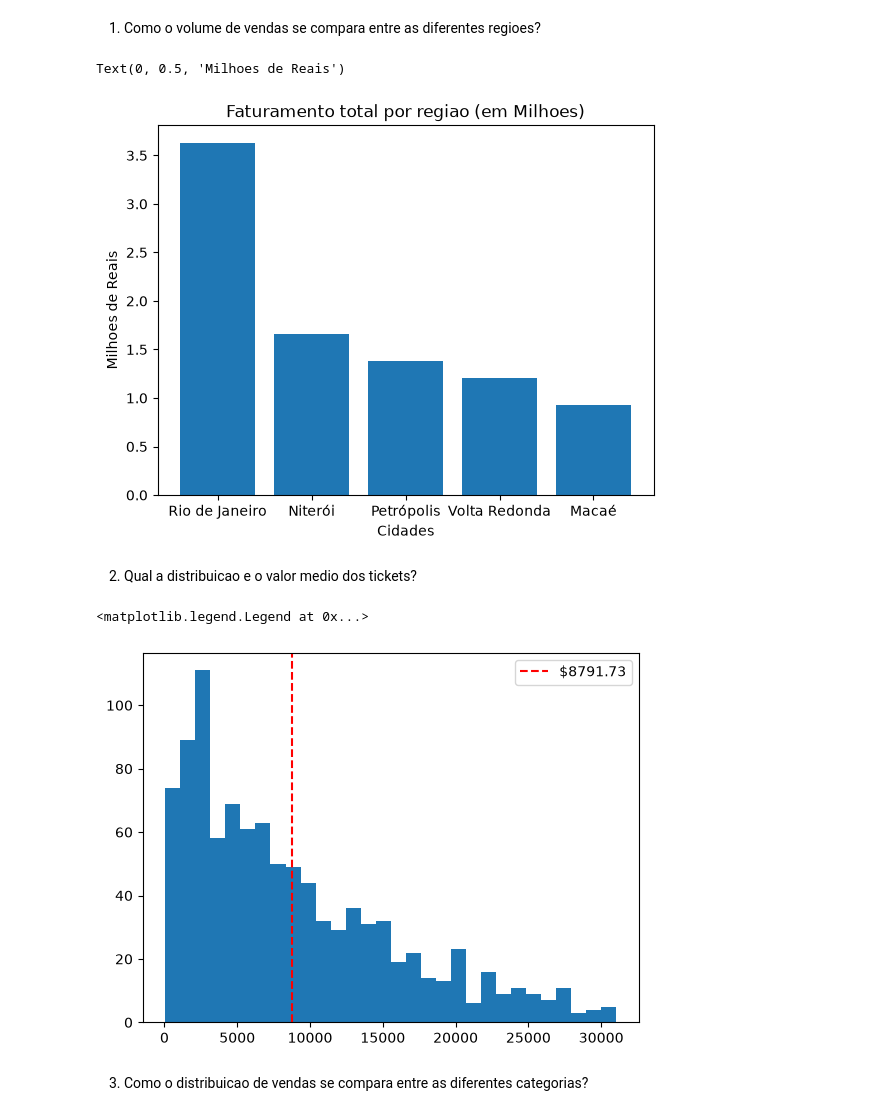
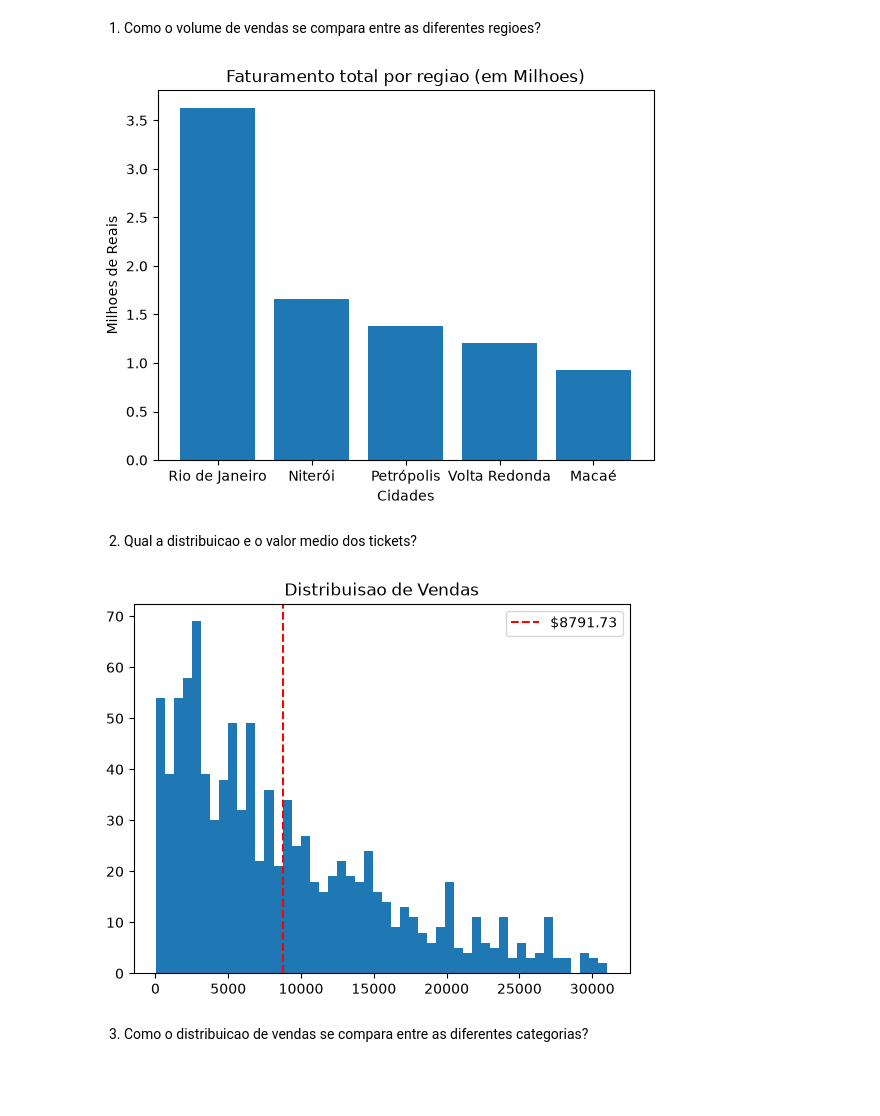
Before and after one commit to zarp1/Estatica-Descritiva, a Jupyter notebook: UC2/Codigos/A16/06_VISUALIZAÇÃO_MATPLOTLIB_Aluno.ipynb, the cells around one changed output. Drawn from its saved outputs; the diff is of its cells as text; code cells hidden in the pictures; blank space fills up the shorter version.

```diff
--- a/UC2/Codigos/A16/06_VISUALIZAÇÃO_MATPLOTLIB_Aluno.ipynb
+++ b/UC2/Codigos/A16/06_VISUALIZAÇÃO_MATPLOTLIB_Aluno.ipynb
@@ -659,7 +659,7 @@ Mínimo  de 3 análises.
 import pandas as pd
 import matplotlib.pyplot as plt
 
-df = pd.read_csv(r"C:\Users\renan\OneDrive\Desktop\Python Projects\DATA_ANALYCIS\SENAC\Estatica-Descritiva\UC2\DATA\vendas_data_organized_1000.csv")
+df = pd.read_csv(r"C:\Users\renan.felix\Documents\Python\Estatica-Descritiva\UC2\DATA\vendas_data_organized_1000.csv")
 
 df_reg = df.groupby('Cidade')["Valor_Total"].sum().reset_index()
 df_reg = df_reg.sort_values(by="Valor_Total", ascending=False)
@@ -671,20 +671,22 @@ plt.title("Faturamento total por regiao (em Milhoes)")
 
 plt.xlabel("Cidades")
 plt.ylabel("Milhoes de Reais")
+
+plt.show()
 # %% [output]
-Text(0, 0.5, 'Milhoes de Reais')
 [figure]
 # %% [markdown]
 2. Qual a distribuicao e o valor medio dos tickets?
 # %%
 # hist de valor_total, com uma linha indicando a media exata
-plt.hist(df["Valor_Total"], 30)
+plt.hist(df["Valor_Total"], 50)
 plt.axvline(df["Valor_Total"].mean(), color="red", linestyle='--', label=f"${df["Valor_Total"].mean():.2f}")
 plt.title("Distribuisao de Vendas")
 plt.legend()
+
+plt.show()
 # %% [output]
-<matplotlib.legend.Legend at 0x...>
-[figure, old version]
+[figure, new version]
 # %% [markdown]
 3. Como o distribuicao de vendas se compara entre as diferentes categorias?
 # %%
```
Also changed, not shown: parts of 1 cell of this notebook, 1 other file.
